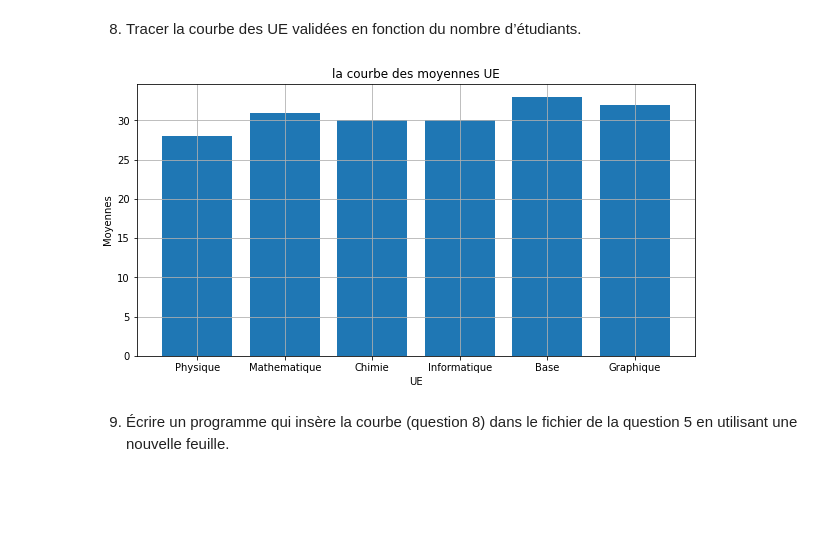
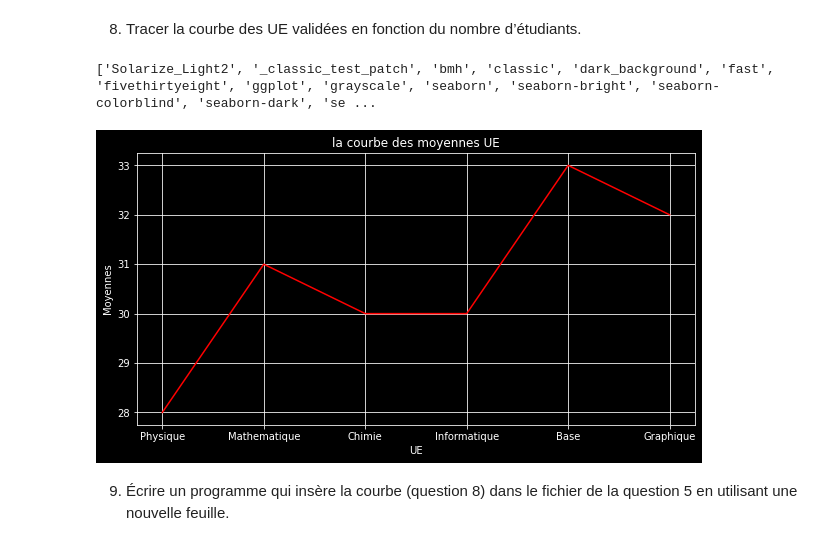
Before and after one commit to Bakhoumalbert/cas_pratiques, a Jupyter notebook: Essai_cas_pratique_2.ipynb, the cells around one changed output. Saved outputs shown, nothing was run; the diff lists cells and outputs as text; code cells hidden in the pictures; blank space fills up the shorter version.

```diff
--- a/Essai_cas_pratique_2.ipynb
+++ b/Essai_cas_pratique_2.ipynb
@@ -174,18 +202,26 @@ valid
 [28, 31, 30, 30, 33, 32]
 # %% [markdown]
 8. Tracer la courbe des UE validées en fonction du nombre d’étudiants.
+# %%
+print(plt.style.available)
+# %% [output]
+['Solarize_Light2', '_classic_test_patch', 'bmh', 'classic', 'dark_background', 'fast', 'fivethirtyeight', 'ggplot', 'grayscale', 'seaborn', 'seaborn-bright', 'seaborn-colorblind', 'seaborn-dark', 'se ...
 # %%
 x1 = notes_final.keys()
 y1 = valid
+plt.style.use('dark_background')
+#plt.rc('lines', linewidth=4, color='r')
+#plt.rcParams['lines.linewidth'] = 2
+#plt.rcParams['lines.color'] = 'r'
 fig1, ax1 = plt.subplots(figsize=(10,5))
-ax1.bar(x1, y1)
+ax1.plot(x1, y1, 'r-')
 plt.title("la courbe des moyennes UE") # Titre de la figure
 plt.xlabel("UE") # Label sur l'axe des abscisses
 plt.ylabel("Moyennes")
 plt.grid()
 plt.show()
 # %% [output]
-[figure, old version]
+[figure, new version]
 # %% [markdown]
 9. Écrire un programme qui insère la courbe (question 8) dans le fichier de la question 5 en
 utilisant une nouvelle feuille.
```
Also changed, not shown: parts of 3 cells of this notebook.
